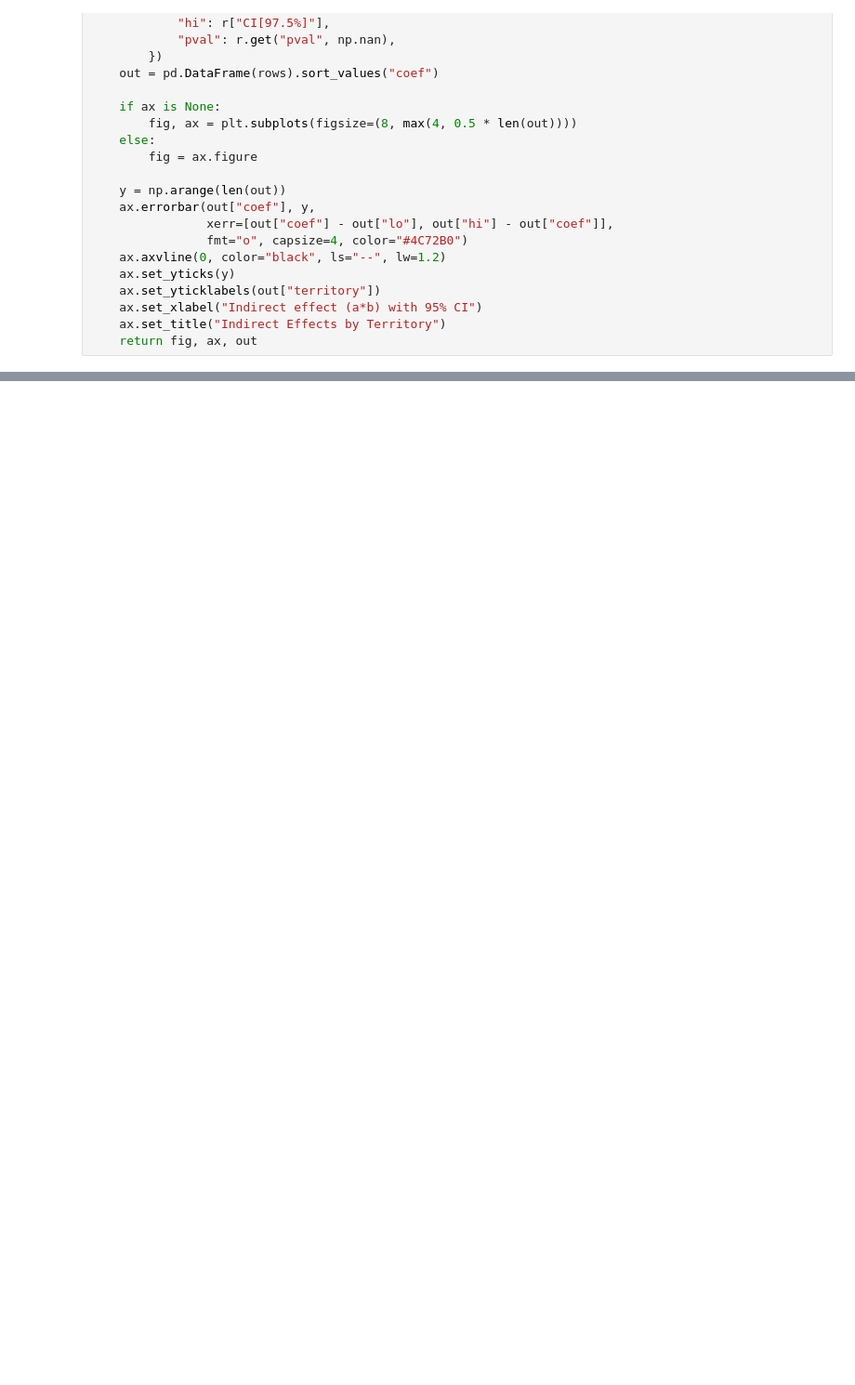
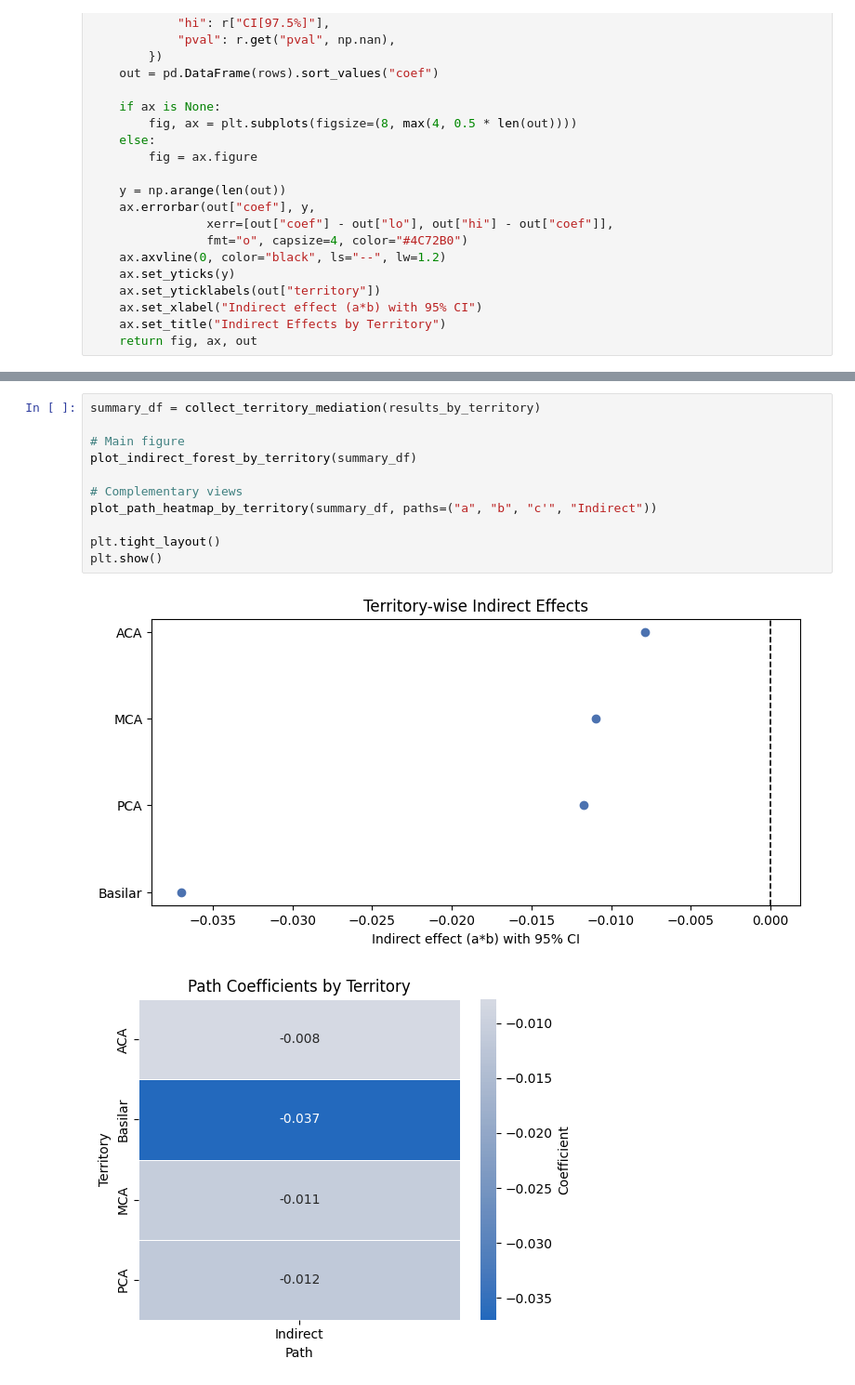
Before and after one commit to CNIC-Neuroimaging/Nvitk, a Jupyter notebook: notebooks/exploration/pesabrain-hemodynamic-modeling/mediation_analysis.ipynb, the cells around one changed output, grey strips where cells are left out. Shown at 93% size. Drawn from its saved outputs; the diff is of its cells as text; blank space fills up the shorter version.

```diff
--- a/notebooks/exploration/pesabrain-hemodynamic-modeling/mediation_analysis.ipynb
+++ b/notebooks/exploration/pesabrain-hemodynamic-modeling/mediation_analysis.ipynb
@@ -405,0 +498,14 @@ plt.show()
+# %%
+summary_df = collect_territory_mediation(results_by_territory)
+
+# Main figure
+plot_indirect_forest_by_territory(summary_df)
+
+# Complementary views
+plot_path_heatmap_by_territory(summary_df, paths=("a", "b", "c'", "Indirect"))
+
+plt.tight_layout()
+plt.show()
+# %% [output]
+[figure, added]
+[figure, added]
```
Also changed, not shown: parts of 7 cells of this notebook, 2 other files.
